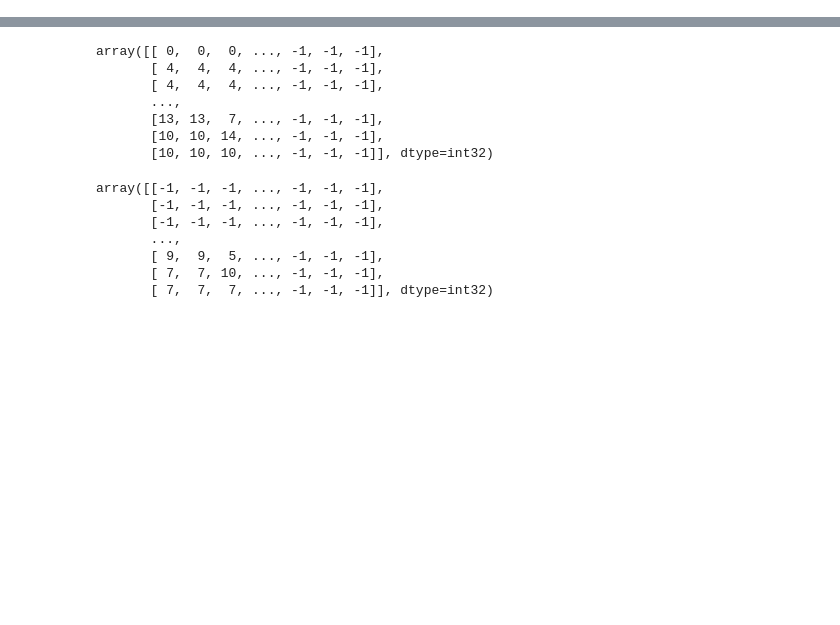
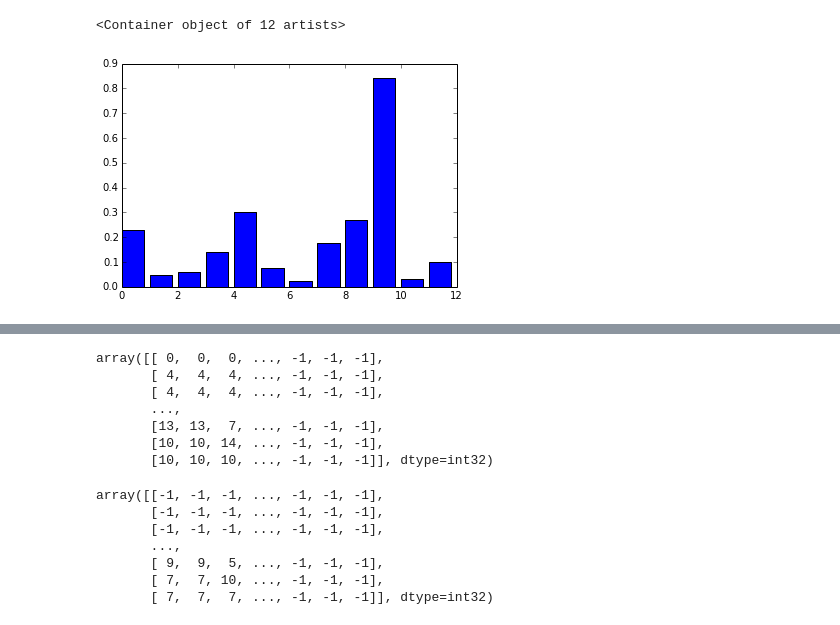
Before and after one commit to ChayaSt/exacycleGPCR, a Jupyter notebook: msmbuilder/ClusterKcenters/Kcenters_16centers.ipynb, the cells around one changed output, grey strips where cells are left out. Cells and saved outputs as stored; diff of their text form; code cells hidden in the pictures; blank space fills up the shorter version.

```diff
--- a/msmbuilder/ClusterKcenters/Kcenters_16centers.ipynb
+++ b/msmbuilder/ClusterKcenters/Kcenters_16centers.ipynb
@@ -5,0 +37,5 @@ import matplotlib.pyplot as plt
+# %%
+plt.bar(np.arange(12),vectors[:,-1])
+# %% [output]
+<Container object of 12 artists>
+[figure, added]
```
Also changed, not shown: parts of 27 cells of this notebook.
